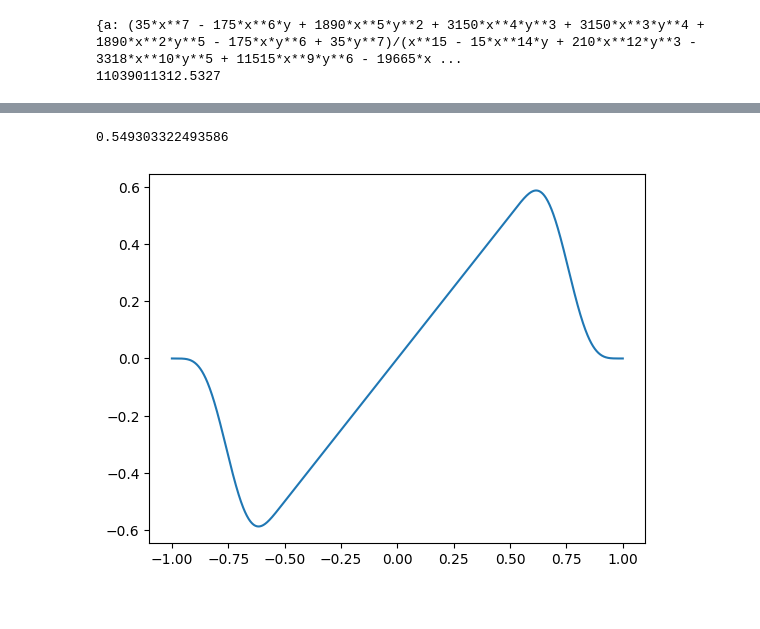
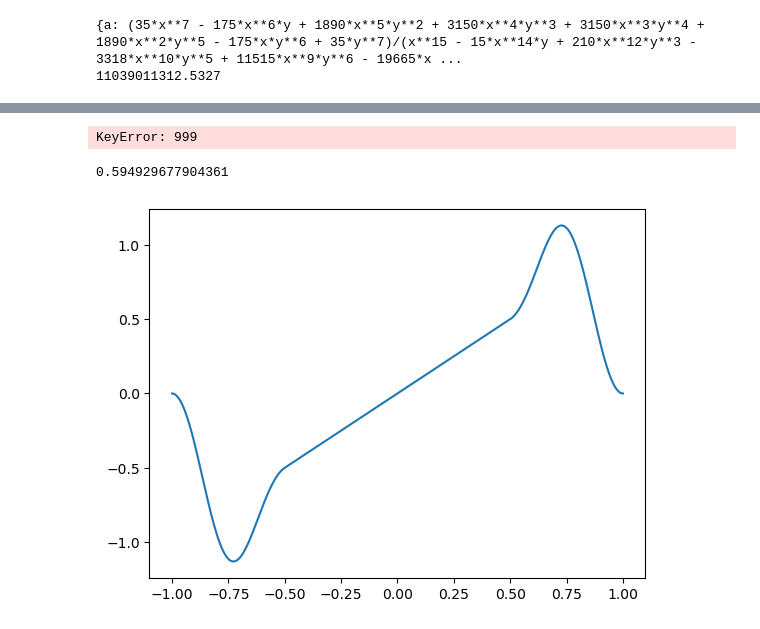
Before and after one commit to JonathanVacher/mca-approx, a Jupyter notebook: sde-mca-approx.ipynb, the cells around one changed output, grey strips where cells are left out. Drawn from its saved outputs; the diff is of its cells as text; code cells hidden in the pictures.

```diff
--- a/sde-mca-approx.ipynb
+++ b/sde-mca-approx.ipynb
@@ -190,16 +228,15 @@ x, y = sp.symbols('x y')
 
 # solution : collé a l'indentité en x, collé à la fonction zero en y, dérivable 4 fois
 # Define the equations
-
 eq1 = a*x**9 + b*x**8 + c*x**7 + d*x**6 + e*x**5 + f*x**4 + g*x**3 + h*x**2 + (i-1)*x + j
 eq2 = 9*a*x**8 + 8*b*x**7 + 7*c*x**6 + 6*d*x**5 + 5*e*x**4 + 4*f*x**3 + 3*g*x**2 + 2*h*x + i - 1
-eq3 = 72*a*x**7 + 56*b*x**6 + 42*c*x**5 + 30*d*x**4 + 20*e*x**3 + 12*f*x**2 + 6*g*x + 2*h
+eq3 = 72*a*x**7 + 56*b*x**6 + 42*c*x**5 + 30*d*x**4 + 20*e*x**3 + 12*f*x**2 + 5*g*x + 2*h
 eq4 = 504*a*x**6 + 336*b*x**5 + 210*c*x**4 + 120*d*x**3 + 60*e*x**2 + 24*f*x + 6*g
 eq5 = 3024*a*x**5 + 1680*b*x**4 + 840*c*x**3 + 360*d*x**2 + 120*e*x + 24*f
 
 eq6 = a*y**9 + b*y**8 + c*y**7 + d*y**6 + e*y**5 + f*y**4 + g*y**3 + h*y**2 + i*y + j
 eq7 = 9*a*y**8 + 8*b*y**7 + 7*c*y**6 + 6*d*y**5 + 5*e*y**4 + 4*f*y**3 + 3*g*y**2 + 2*h*y + i
-eq8 = 72*a*y**7 + 56*b*y**6 + 42*c*y**5 + 30*d*y**4 + 20*e*y**3 + 12*f*y**2 + 6*g*y + 2*h
+eq8 = 72*a*y**7 + 56*b*y**6 + 42*c*y**5 + 30*d*y**4 + 20*e*y**3 + 12*f*y**2 + 5*g*y + 2*h
 eq9 = 504*a*y**6 + 336*b*y**5 + 210*c*y**4 + 120*d*y**3 + 60*e*y**2 + 24*f*y + 6*g
 eq10 = 3024*a*y**5 + 1680*b*y**4 + 840*c*y**3 + 360*d*y**2 + 120*e*y + 24*f
 
@@ -258,15 +252,6 @@ print(solution_tab)
 # %%
 alpha = 0.5
 beta = 1.0
-
-coef_d = [0]*numEquations
-coef_g = [0]*numEquations
-
-for ind in range(numEquations):
-    coef_d[ind]=solution_tab[symbol_tab[ind]].subs([(x,alpha),(y,beta)])
-    coef_g[ind]=solution_tab[symbol_tab[ind]].subs([(x,-alpha),(y,-beta)])
-# print(solution[symbol_tab[0]])
-
 
 a_d = solution[a].subs([(x,alpha),(y,beta)])
 b_d = solution[b].subs([(x,alpha),(y,beta)])
@@ -292,40 +277,39 @@ j_g = solution[j].subs([(x,-alpha),(y,-beta)])
 
 
 def fp(x):
+    # f = np.zeros_like(x)
+
+    # x_ = x[(x>-beta)*(x<=-alpha)]
+    # f[(x>-beta)*(x<=-alpha)] = a_g*x_**9 + b_g*x_**8 + c_g*x_**7 + d_g*x_**6 + e_g*x_**5 + f_g*x_**4 + g_g*x_**3 + h_g*x_**2 + i_g*x_ + j_g
+
+    # x_ = x[(x>-beta)*(x<=-alpha)]
+
     if x <= -beta :
         return 0
     if -beta <= x <= -alpha:
-        # return a_g*x**9 + b_g*x**8 + c_g*x**7 + d_g*x**6 + e_g*x**5 + f_g*x**4 + g_g*x**3 + h_g*x**2 + i_g*x + j_g
-        res = 0
-        for ii in range(numEquations):
-            res = res + coef_g[ii]*x**(ii)
-        return res
-        # return a_g*x**9 + b_g*x**8 + c_g*x**7 + d_g*x**6 + e_g*x**5 + f_g*x**4 + g_g*x**3 + h_g*x**2 + i_g*x + j_g
-        # return res
+        return a_g*x**9 + b_g*x**8 + c_g*x**7 + d_g*x**6 + e_g*x**5 + f_g*x**4 + g_g*x**3 + h_g*x**2 + i_g*x + j_g
     if -alpha <= x <= alpha:
         return x
     if alpha <= x <= beta:
-        # return a_d*x**9 + b_d*x**8 + c_d*x**7 + d_d*x**6 + e_d*x**5 + f_d*x**4 + g_d*x**3 + h_d*x**2 + i_d*x + j_d
-        res = 0
-        for ii in range(numEquations):
-            res = res + coef_d[ii]*x**(ii)
-        return res
+        return a_d*x**9 + b_d*x**8 + c_d*x**7 + d_d*x**6 + e_d*x**5 + f_d*x**4 + g_d*x**3 + h_d*x**2 + i_d*x + j_d
     if beta <= x :
         return 0
+# %% [output]
+KeyError: 999
 # %%
 
 print(fp(0.55))
 
 xx = np.linspace(-1, 1, 1000)
 pfxx = np.empty(np.shape(xx))
-for ii,v in enumerate(xx):
-    pfxx[ii] = fp(v)
+for i,v in enumerate(xx):
+    pfxx[i] = fp(v)
 
 
 plt.plot(xx,pfxx)
 plt.show()
 
 # plt.plot(X_states_space,fp(X_states_space,0.5,0.6))
 # %% [output]
-0.549303322493586
+0.594929677904361
-[figure, old version]
+[figure, new version]
```
Also changed, not shown: parts of 13 cells of this notebook.
